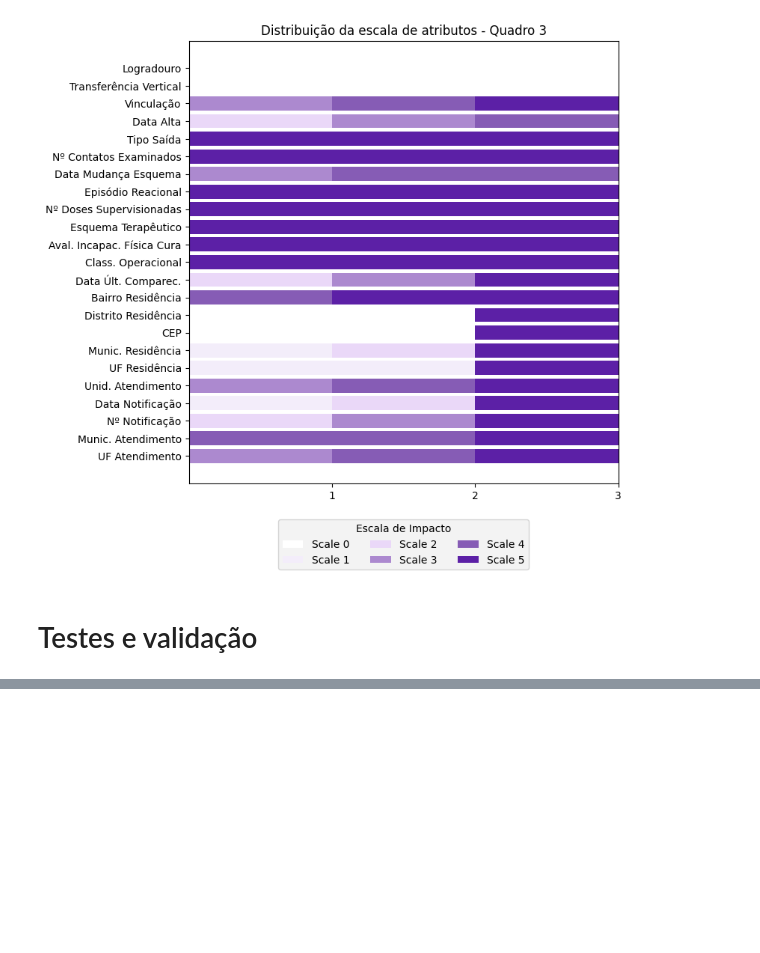
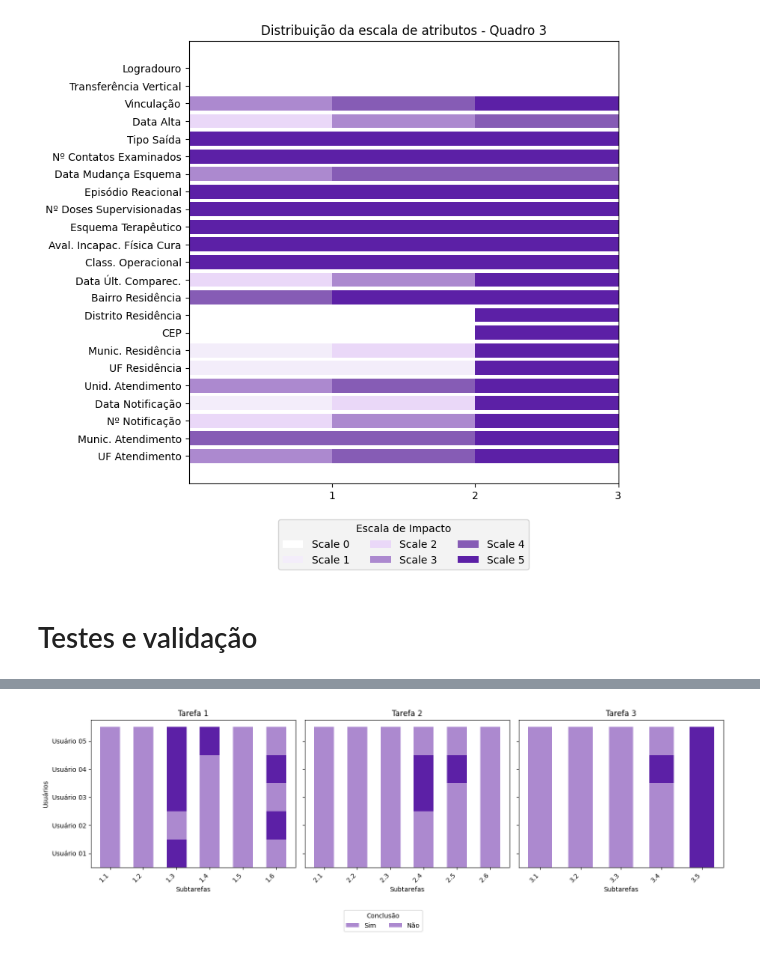
Before and after one commit to AzuraLV/Colabs, a Jupyter notebook: dashboard/graphs_sbsi.ipynb, the cells around one changed output, grey strips where cells are left out. Saved outputs shown, nothing was run; the diff lists cells and outputs as text; code cells hidden in the pictures; blank space fills up the shorter version.

```diff
--- a/dashboard/graphs_sbsi.ipynb
+++ b/dashboard/graphs_sbsi.ipynb
@@ -305,0 +317,59 @@ plt.show()
+# %%
+import pandas as pd
+import matplotlib.pyplot as plt
+import numpy as np
+
+data = {
+    'Usuário': ['Usuário 01', 'Usuário 02', 'Usuário 03', 'Usuário 04', 'Usuário 05'],
+    '1.1': ['Sim', 'Sim', 'Sim', 'Sim', 'Sim'],
+    '1.2': ['Sim', 'Sim', 'Sim', 'Sim', 'Sim'],
+    '1.3': ['Não', 'Sim', 'Não', 'Não', 'Não'],
+    '1.4': ['Sim', 'Sim', 'Sim', 'Sim', 'Não'],
+    '1.5': ['Sim', 'Sim', 'Sim', 'Sim', 'Sim'],
+    '1.6': ['Sim', 'Não', 'Sim', 'Não', 'Sim'],
+    '2.1': ['Sim', 'Sim', 'Sim', 'Sim', 'Sim'],
+    '2.2': ['Sim', 'Sim', 'Sim', 'Sim', 'Sim'],
+    '2.3': ['Sim', 'Sim', 'Sim', 'Sim', 'Sim'],
+    '2.4': ['Sim', 'Sim', 'Não', 'Não', 'Sim'],
+    '2.5': ['Sim', 'Sim', 'Sim', 'Não', 'Sim'],
+    '2.6': ['Sim', 'Sim', 'Sim', 'Sim', 'Sim'],
+    '3.1': ['Sim', 'Sim', 'Sim', 'Sim', 'Sim'],
+    '3.2': ['Sim', 'Sim', 'Sim', 'Sim', 'Sim'],
+    '3.3': ['Sim', 'Sim', 'Sim', 'Sim', 'Sim'],
+    '3.4': ['Sim', 'Sim', 'Sim', 'Não', 'Sim'],
+    '3.5': ['Não', 'Não', 'Não', 'Não', 'Não']
+}
+
+df = pd.DataFrame(data)
+df.replace({'Sim': 1, 'Não': 0}, inplace=True)
+
+tasks = ['Tarefa 1', 'Tarefa 2', 'Tarefa 3']
+subtasks = [6, 6, 5]
+indices = np.cumsum([0] + subtasks)
+
+fig, axes = plt.subplots(1, 3, figsize=(15, 5), sharey=True)
+
+for i, (start, end) in enumerate(zip(indices[:-1], indices[1:])):
+    ax = axes[i]
+    task_data = df.iloc[:, start + 1:end + 1]
+
+    for j, row in enumerate(task_data.values):
+        colors = ['#ac89cf' if v == 1 else '#5c20a6' for v in row]
+        ax.bar(range(len(row)), [1]*len(row), width=0.6, bottom=j, color=colors, linewidth=0.5)
+
+    ax.set_xlabel("Subtarefas")
+    ax.set_xticks(range(len(task_data.columns)))
+    ax.set_xticklabels(task_data.columns, rotation=45, ha="right")
+    ax.set_title(tasks[i])
+    ax.set_yticks(np.arange(len(df)) + 0.5)
+    ax.set_yticklabels(df['Usuário'])
+
+axes[0].set_ylabel("Usuários")
+fig.tight_layout(rect=[0, 0.1, 1, 0.95])
+fig.legend(["Sim", "Não"], title="Conclusão", loc="lower center", ncol=2, bbox_to_anchor=(0.5, -0.05))
+
+plt.savefig("img/conclusion-tarefas-score.png", format="png", bbox_inches='tight')
+
+plt.show()
+# %% [output]
+[figure, added]
```
Also changed, not shown: parts of 4 cells of this notebook, 1 other file.
